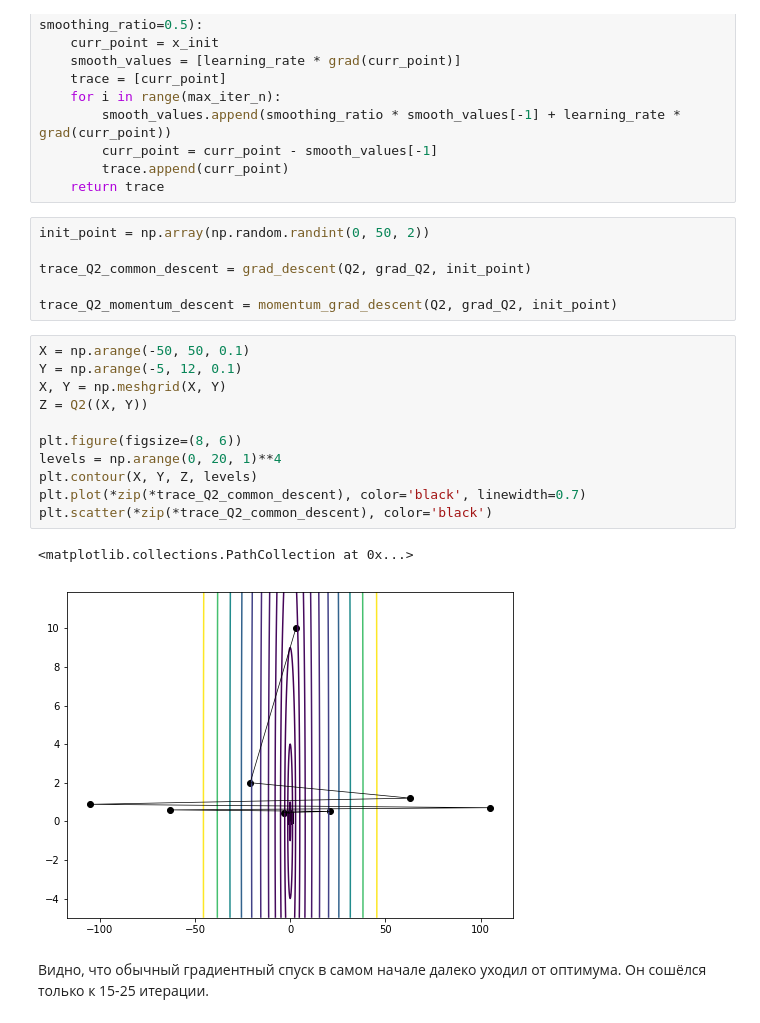
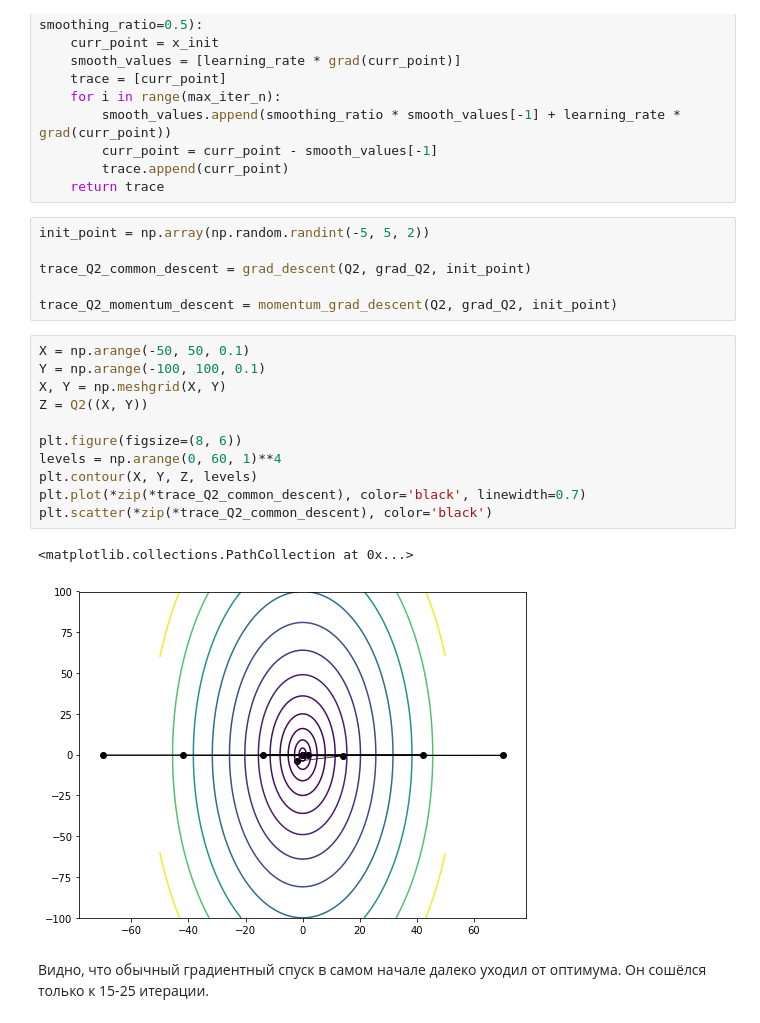
Before and after one commit to granilace/squad, a Jupyter notebook: labs/lab-1.ipynb, the cells around one changed output. Saved outputs shown, nothing was run; the diff lists cells and outputs as text.

```diff
--- a/labs/lab-1.ipynb
+++ b/labs/lab-1.ipynb
@@ -786,25 +811,25 @@ def momentum_grad_descent(func, grad, x_init, max_iter_n=1000, learning_rate=0.0
         trace.append(curr_point)
     return trace
 # %%
-init_point = np.array(np.random.randint(0, 50, 2))
+init_point = np.array(np.random.randint(-5, 5, 2))
 
 trace_Q2_common_descent = grad_descent(Q2, grad_Q2, init_point)
 
 trace_Q2_momentum_descent = momentum_grad_descent(Q2, grad_Q2, init_point)
 # %%
 X = np.arange(-50, 50, 0.1)
-Y = np.arange(-5, 12, 0.1)
+Y = np.arange(-100, 100, 0.1)
 X, Y = np.meshgrid(X, Y)
 Z = Q2((X, Y))
 
 plt.figure(figsize=(8, 6))
-levels = np.arange(0, 20, 1)**4
+levels = np.arange(0, 60, 1)**4
 plt.contour(X, Y, Z, levels)
 plt.plot(*zip(*trace_Q2_common_descent), color='black', linewidth=0.7)
 plt.scatter(*zip(*trace_Q2_common_descent), color='black')
 # %% [output]
 <matplotlib.collections.PathCollection at 0x...>
-[figure, old version]
+[figure, new version]
 # %% [markdown]
 Видно, что обычный градиентный спуск в самом начале далеко уходил от оптимума. Он сошёлся только к 15-25 итерации.
 # %%
```
Also changed, not shown: parts of 47 cells of this notebook.
